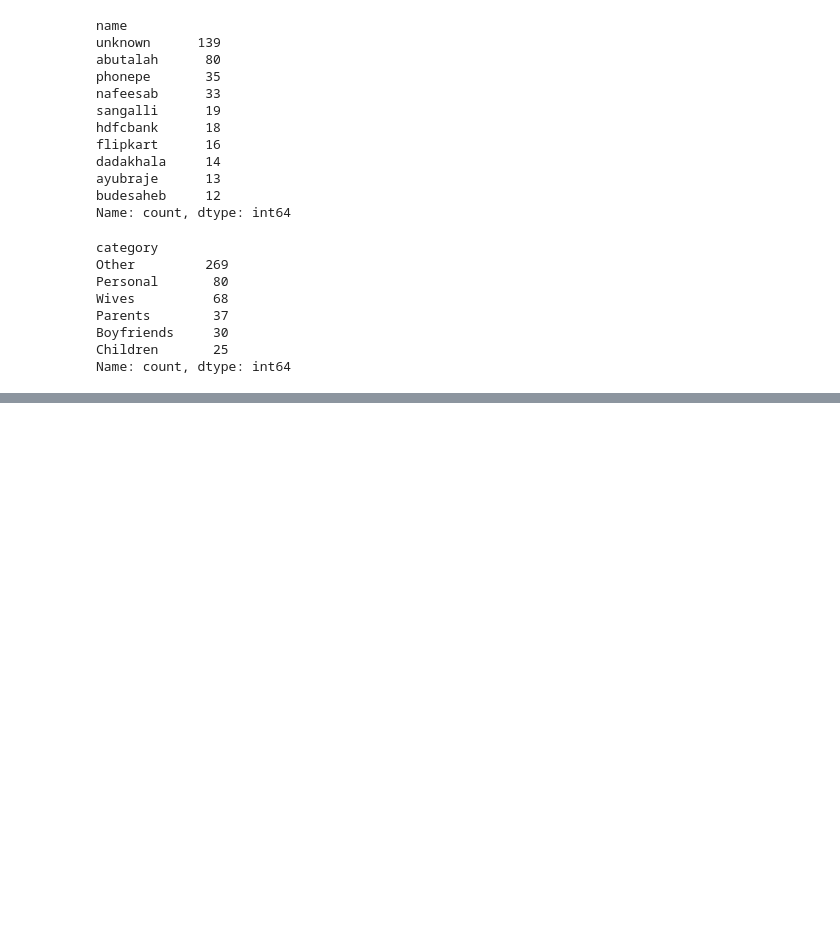
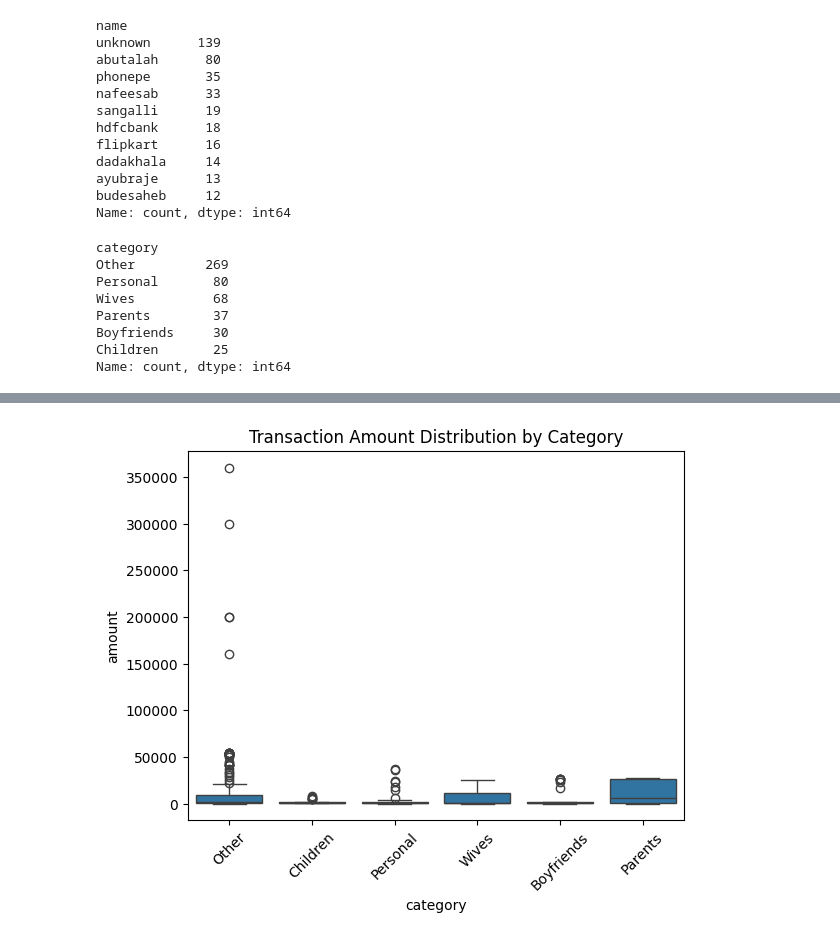
Before and after one commit to MichaelSParkin3/personal-finance-analyzer, a Jupyter notebook: finance_analyzer.ipynb, the cells around one changed output, grey strips where cells are left out. Drawn from its saved outputs; the diff is of its cells as text; code cells hidden in the pictures; blank space fills up the shorter version.

Commit message:
Added charts to show data

```diff
--- a/finance_analyzer.ipynb
+++ b/finance_analyzer.ipynb
@@ -130,6 +130,9 @@ df.head()
 # %%
 # standardizing the text in the 'name' column
 df['name'] = df['name'].str.lower()
+
+# remove whitespace
+df['name'] = df['name'].str.strip()
 # %%
 df.head()
 # %% [output]
@@ -252,0 +273,8 @@ Name: count, dtype: int64
+# %%
+# make boxplot for amount by category
+sns.boxplot(data=df, x='category', y='amount')
+plt.title('Transaction Amount Distribution by Category')
+plt.xticks(rotation=45)
+plt.show()
+# %% [output]
+[figure, added]
```
Also changed, not shown: parts of 5 cells of this notebook.
